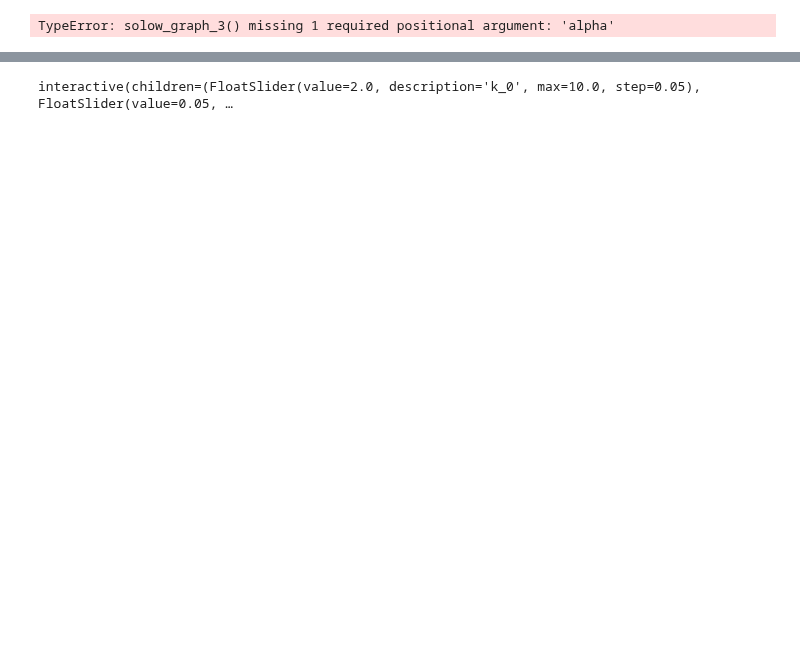
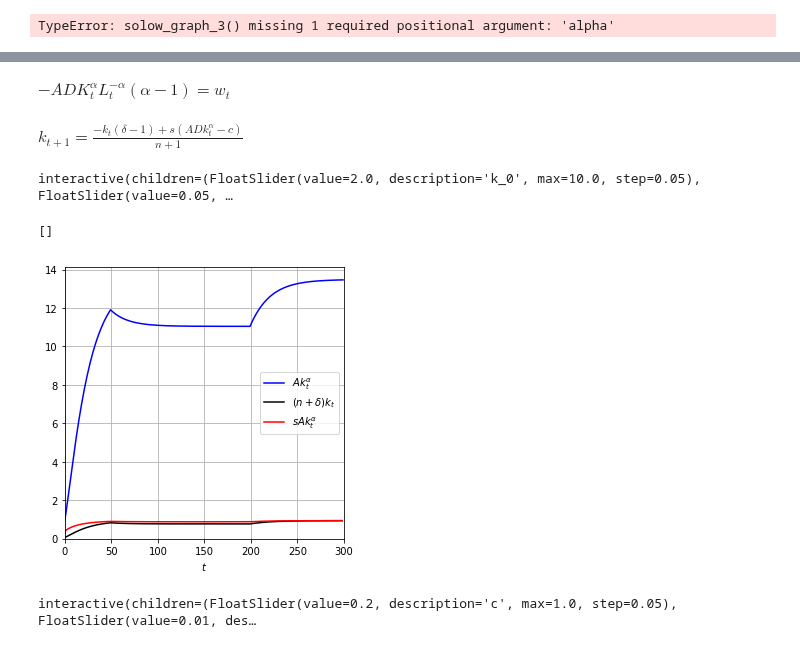
Before and after one commit to NumEconCopenhagen/projects-2020-1001numpyarrays, a Jupyter notebook: modelproject/modelproject.ipynb, the cells around one changed output, grey strips where cells are left out. Cells and saved outputs as stored; diff of their text form; code cells hidden in the pictures; blank space fills up the shorter version.

```diff
--- a/modelproject/modelproject.ipynb
+++ b/modelproject/modelproject.ipynb
@@ -346,0 +239,23 @@ solow_graph_2(1,0.05,0.02,1,0.4,0.33,100);
+# %%
+Y = sm.symbols("Y_t")          #GDP in the economy
+y = sm.symbols("y_t")          #GDP per worker
+K = sm.symbols("K_t")          #Capital in the economy
+K_next = sm.symbols("K_{t+1}") #Capital in the economy next period
+k = sm.symbols("k_t")          #Capital per worker
+k_next = sm.symbols("k_{t+1}") #Capital per worker
+s = sm.symbols("s")            #Rate of savings
+n = sm.symbols("n")            #Population growth
+g = sm.symbols("g")            #Growth in technology
+A = sm.symbols("A")            #Total factor productivity
+L = sm.symbols("L_t")          #Labour
+L_next = sm.symbols("L_{t+1}") #Labour next period
+alpha = sm.symbols("alpha")    #Return on capital
+delta = sm.symbols("delta")    #Depreciation rate on capital
+kstar = sm.symbols("k^*")    #Steady state for capital
+ystar = sm.symbols("y^*")      #Steady state for GDP per worker
+C = sm.symbols("C")      # Initial destruction of coronavirus lockdown
+c = sm.symbols("c")           # definition C/L
+D = sm.symbols("D")         # destruction of infection caused by the infection pressure
+eta = sm.symbols("eta")       # Infection pressure rate
+r = sm.symbols("r_t")          #Real rental rate
+w = sm.symbols("w_t")          #Real wage
@@ -347,3 +299,13 @@ solow_graph_2(1,0.05,0.02,1,0.4,0.33,100);
+# %%
+foc_wrt_L_2 = sm.Eq(sm.simplify(sm.diff(A * K**(alpha) * L**(1-alpha) * D -C, L)),w)
+foc_wrt_L_2
+# %% [output]
+$\displaystyle - A D K_{t}^{\alpha} L_{t}^{- \alpha} \left(\alpha - 1\right) = w_{t}$
+# %%
+Transition_equation_2 = sm.simplify(sm.Eq((((1/(1+n))*((A*D*k**(alpha)- c)*s+(1-delta)*k))), k_next))
+Transition_equation_2
+# %% [output]
+$\displaystyle k_{t+1} = \frac{- k_{t} \left(\delta - 1\right) + s \left(A D k_{t}^{\alpha} - c\right)}{n + 1}$
 # %%
 
 widgets.interact(
@@ -369,0 +384,22 @@ interactive(children=(FloatSlider(value=2.0, description='k_0', max=10.0, step=0
+# %%
+solow_graph_3(1,0.05,0.02,1,0.4,0.33,300,0,0.01,200,1)
+# %% [output]
+[]
+[figure, added]
+# %%
+widgets.interact(
+        solow_graph_3,
+        k_0   =widgets.fixed(1),
+        alpha =widgets.fixed(0.33),
+        delta =widgets.fixed(0.05),
+        s     =widgets.fixed(0.4),
+        n     = widgets.fixed(0.01),
+        A     = widgets.fixed(1),
+        d     = widgets.fixed(1),
+        t     = widgets.fixed(400),
+        c     = widgets.FloatSlider(description="c", min=0.0, max=1, step=0.05, value=0.2),
+        eta   = widgets.FloatSlider(description="eta", min=0.000, max=0.1, step=0.001, value=0.01),
+        v     = widgets.IntSlider(description="v", min=51, max=300, step=1, value=200),
+    );
+# %% [output]
+interactive(children=(FloatSlider(value=0.2, description='c', max=1.0, step=0.05), FloatSlider(value=0.01, des…
```
Also changed, not shown: parts of 14 cells of this notebook.
